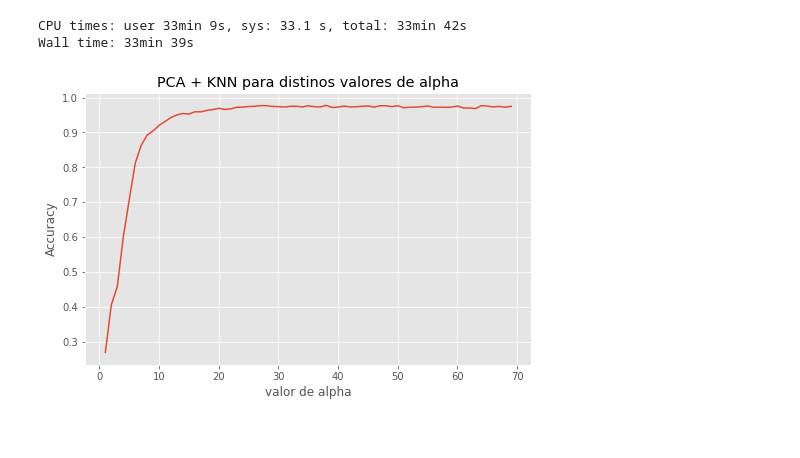
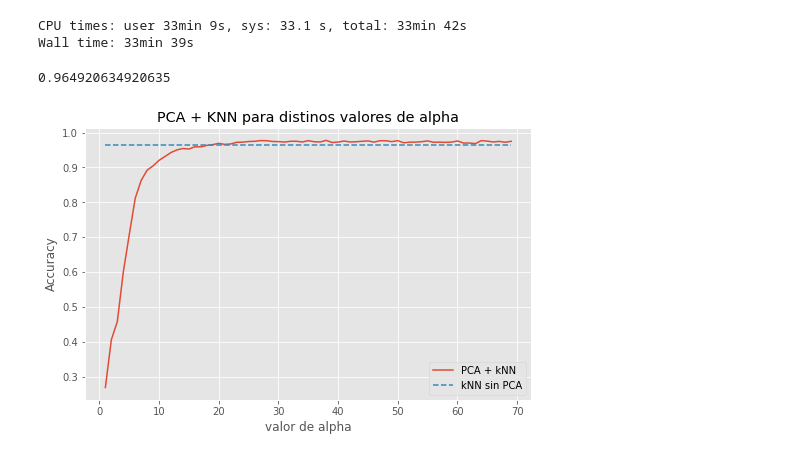
Before and after one commit to wgbusch/mt, a Jupyter notebook: tp2/notebooks/Experimentación_PCA+KNN.ipynb, the cells around one changed output. Drawn from its saved outputs; the diff is of its cells as text; code cells hidden in the pictures.

```diff
--- a/tp2/notebooks/Experimentación_PCA+KNN.ipynb
+++ b/tp2/notebooks/Experimentación_PCA+KNN.ipynb
@@ -115,14 +115,42 @@ for alpha in alphas:
 # %% [output]
 CPU times: user 33min 9s, sys: 33.1 s, total: 33min 42s
 Wall time: 33min 39s
+# %%
+df_train = pd.read_csv("/home/lisandro/Documents/mt/tp2/data/train.csv")
+
+#shuffle the train cases.
+df_train = df_train.sample(frac=1)
+
+# Uso values para mandar todo a arrays de numpy
+X = df_train[df_train.columns[1:]].values
+y = df_train["label"].values.reshape(-1, 1)
+
+limit = int(0.85 * 42000)
+
+X_train, y_train = X[:limit], y[:limit]
+X_test, y_test = X[limit:], y[limit:]
+
+clf = mt.KNNClassifier(3)
+clf.fit(X_train,y_train)
+pred = clf.predict(X_test)
+
+print(accuracy_score(pred,y_test))
+
+knn_sin_pca = [accuracy_score(pred,y_test) for i in range (1,70)]
+# %% [output]
+0.964920634920635
 # %%
 plt.figure(figsize=(8,5))
 plt.style.use('ggplot')
 plt.plot(alphas, accs)
+plt.plot(alphas, knn_sin_pca, linestyle = 'dashed')
 # plt.plot(alphas, times)
 plt.xlabel('valor de alpha')
 plt.ylabel('Accuracy')
 plt.title('PCA + KNN para distinos valores de alpha')
 plt.savefig("3_fold_cross_validation_cant_vecinos.jpg")
+plt.legend(['PCA + kNN', 'kNN sin PCA'])
+
+plt.savefig('pca_knn_dist_alpha_acc')
 # %% [output]
-[figure, old version]
+[figure, new version]
```
Also changed, not shown: parts of 4 cells of this notebook, 5 other files.
